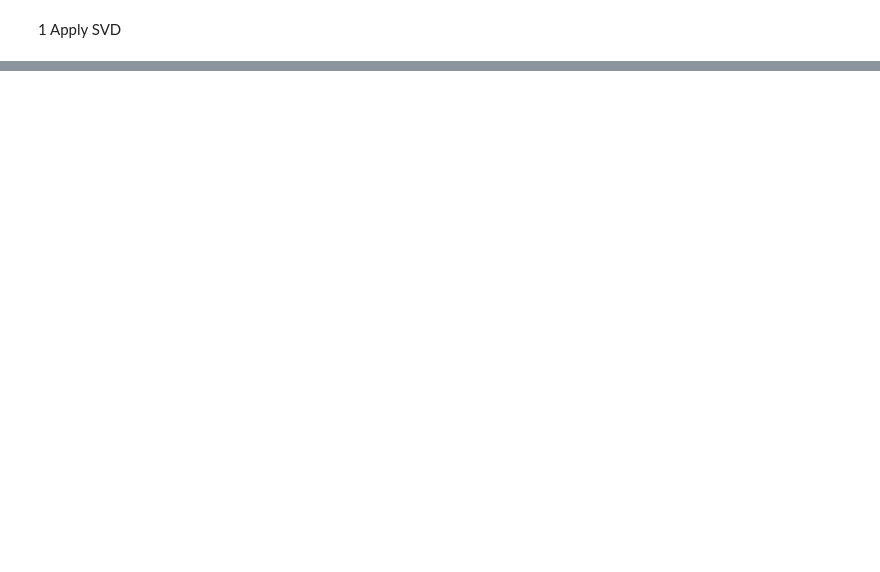
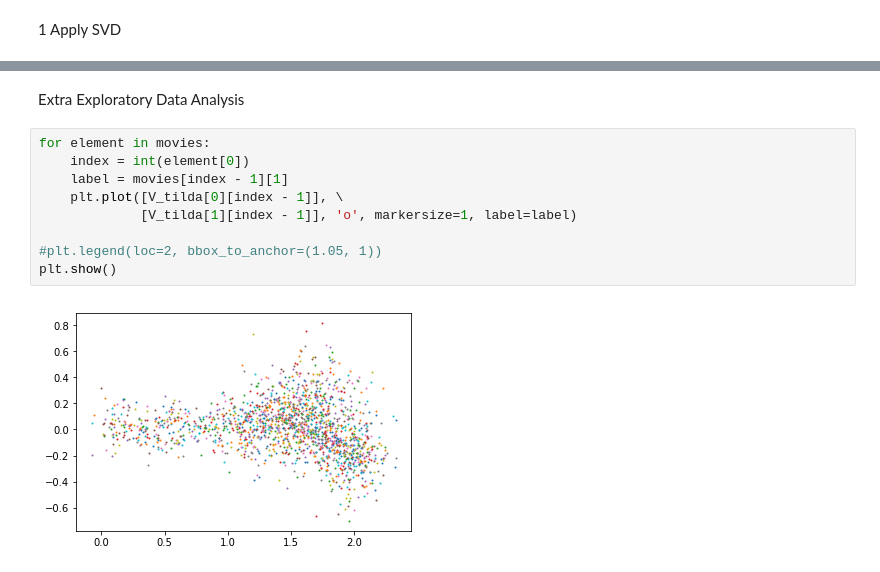
Before and after one commit to reislerjul/-MovieLens-Visualization, a Jupyter notebook: Visualizations-SkLearn.ipynb, the cells around one changed output, grey strips where cells are left out. Drawn from its saved outputs; the diff is of its cells as text; blank space fills up the shorter version.

```diff
--- a/Visualizations-SkLearn.ipynb
+++ b/Visualizations-SkLearn.ipynb
@@ -652,0 +671,13 @@ plt.show()
+# %% [markdown]
+Extra Exploratory Data Analysis
+# %%
+for element in movies:
+    index = int(element[0])
+    label = movies[index - 1][1]
+    plt.plot([V_tilda[0][index - 1]], \
+             [V_tilda[1][index - 1]], 'o', markersize=1, label=label)
+
+#plt.legend(loc=2, bbox_to_anchor=(1.05, 1))
+plt.show()
+# %% [output]
+[figure, added]
```
Also changed, not shown: parts of 29 cells of this notebook.
